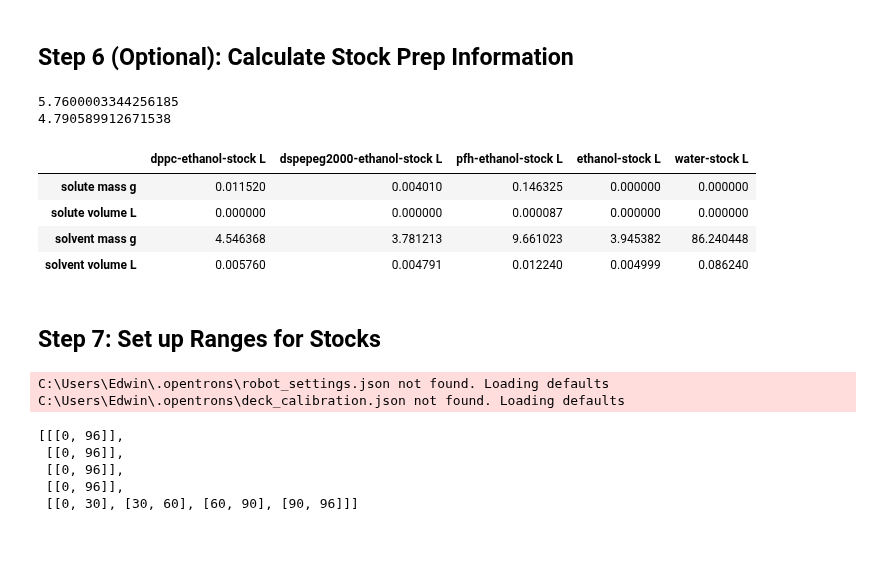
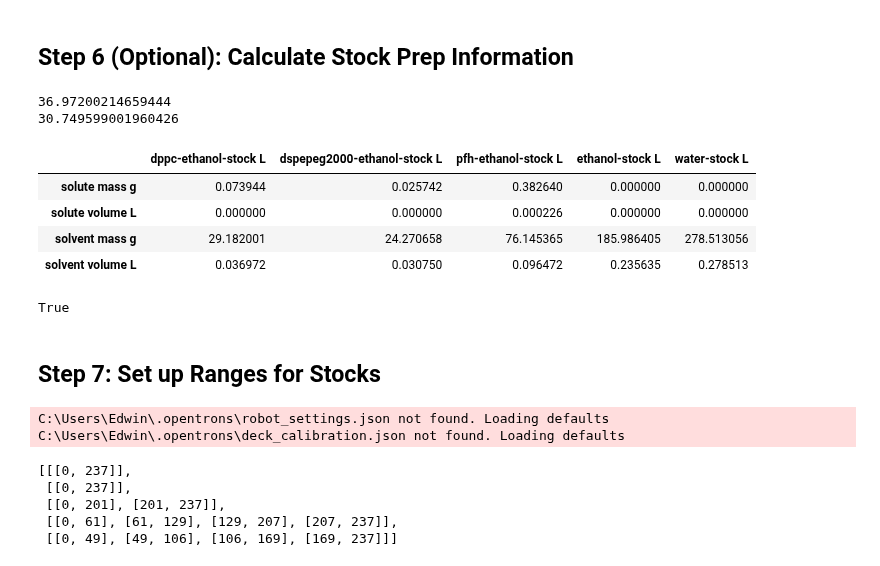
Before and after one commit to pozzo-research-group/OT2-DOE, a Jupyter notebook: Plan and Prepare/Dev_Working_Notebook.ipynb, the cells around one changed output. Saved outputs shown, nothing was run; the diff lists cells and outputs as text; code cells hidden in the pictures.

```diff
--- a/Plan and Prepare/Dev_Working_Notebook.ipynb
+++ b/Plan and Prepare/Dev_Working_Notebook.ipynb
@@ -28,7 +28,7 @@ importlib.reload(ographing)
     * Loading from excel can be done in a similar manner but is avoided due not having xlrd or openpyxl depdenency native to python, and the opentrons being limited in the packages we can add/update. Hence we default to a CSV.
 * **The experiment dictionary consist of keys being the variable name and the value being the variables value.**
 # %%
-path = r"C:\Users\Edwin\Desktop\OT2-DOE\Plan and Prepare\Testing Plans\02_24_20_Reproducibility.csv"
+path = r"C:\Users\Edwin\Desktop\OT2-DOE\Plan and Prepare\Testing Plans\02_25_21_Ouzo_Search.csv"
 experiment_csv_dict = CreateSamples.get_experiment_plan(path)
 # %% [markdown]
 ## Step 1a Optional: Load custom labware dictionary (Remote Testing)
@@ -70,7 +94,7 @@ volume_sample_canidates
 ## Step 4: Create Complete Component Cocentration and Volume Dataframe and Apply Filters
 # %%
 complete_df = CreateSamples.combine_df(wtf_sample_canidates, volume_sample_canidates) # unfiltered
-complete_df = pd.concat([complete_df]*96, ignore_index=True)
+# complete_df = pd.concat([complete_df], ignore_index=True)
 # Step 3: Apply filters through df based logic, currently 4 filters exist (volume, total, general min and general max)
 
 # First filter for pipette volume constraints, optional Volume Restriction to select certain components for filter application ("stock" must be in column name)
@@ -78,7 +102,7 @@ complete_df_f1 = CreateSamples.pipette_volume_restriction_df(complete_df, 30, 10
 
 # Second filter for overall total volume_restriction, call max destination well volume ("Total Sample Volume" must be in column name)
 # max_dest_well_volume = ALH.find_max_dest_volume_labware(experiment_csv_dict, custom_labware_dict)
-complete_df_f2 = CreateSamples.total_volume_restriction_df(complete_df_f1,1400)
+complete_df_f2 = CreateSamples.total_volume_restriction_df(complete_df_f1,800)
 
 #Thrid filter for any general max or min filtering you would like
 final_complete_df = complete_df_f2#CreateSamples.general_max_restriction(complete_df_f2, 360, 'pfh-ethanol-stock uL')
@@ -111,15 +151,15 @@ final_volume_df = CreateSamples.isolate_common_column(final_complete_df, 'stock'
 ## Step 6 (Optional): Calculate Stock Prep Information
 # %%
 chem_database_path = r"Chemical Database.xlsx"
-stock_prep_df = CreateSamples.calculate_stock_prep_df(experiment_csv_dict, final_volume_df, chem_database_path, buffer_pct=50)
+stock_prep_df = CreateSamples.calculate_stock_prep_df(experiment_csv_dict, final_volume_df, chem_database_path, buffer_pct=290)
 # pd.set_option('display.float_format', lambda x: '%.2e' % x)
 stock_prep_df
 # so acutally have it print with concentration, just in case you go iver
 # %% [output]
-5.7600003344256185
-4.790589912671538
+36.97200214659444
+30.749599001960426
 |  | dppc-ethanol-stock L | dspepeg2000-ethanol-stock L | pfh-ethanol-stock L | ethanol-stock L | water-stock L |
-| solute mass g | 0.011520 | 0.004010 | 0.146325 | 0.000000 | 0.000000 |
-| solute volume L | 0.000000 | 0.000000 | 0.000087 | 0.000000 | 0.000000 |
-| solvent mass g | 4.546368 | 3.781213 | 9.661023 | 3.945382 | 86.240448 |
-| solvent volume L | 0.005760 | 0.004791 | 0.012240 | 0.004999 | 0.086240 |
+| solute mass g | 0.073944 | 0.025742 | 0.382640 | 0.000000 | 0.000000 |
+| solute volume L | 0.000000 | 0.000000 | 0.000226 | 0.000000 | 0.000000 |
+| solvent mass g | 29.182001 | 24.270658 | 76.145365 | 185.986405 | 278.513056 |
+| solvent volume L | 0.036972 | 0.030750 | 0.096472 | 0.235635 | 0.278513 |
@@ -126,18 +169,24 @@ stock_prep_df
+# %%
+list1 = [10,34,67,3,0]
+
+check_for_distribute(list1, 3,67)
+# %% [output]
+True
 # %% [markdown]
 ## Step 7: Set up Ranges for Stocks
 # %%
 protocol = simulate.get_protocol_api('2.0', extra_labware=custom_labware_dict)
 max_vol = 18000
 stock_ranges = ALH.stock_well_ranges(final_volume_df, max_vol) # set up volumes orders
-stock_ranges
+stock_ranges # make sure there is an assertion when number of ranges exceeds number sof well
 # %% [output]
 C:\Users\Edwin\.opentrons\robot_settings.json not found. Loading defaults
 C:\Users\Edwin\.opentrons\deck_calibration.json not found. Loading defaults
-[[[0, 96]],
- [[0, 96]],
- [[0, 96]],
- [[0, 96]],
- [[0, 30], [30, 60], [60, 90], [90, 96]]]
+[[[0, 237]],
+ [[0, 237]],
+ [[0, 201], [201, 237]],
+ [[0, 61], [61, 129], [129, 207], [207, 237]],
+ [[0, 49], [49, 106], [106, 169], [169, 237]]]
 # %%
 # Step 8: Simulate/Execute
 # %%
```
Also changed, not shown: parts of 8 cells of this notebook, 7 other files.
